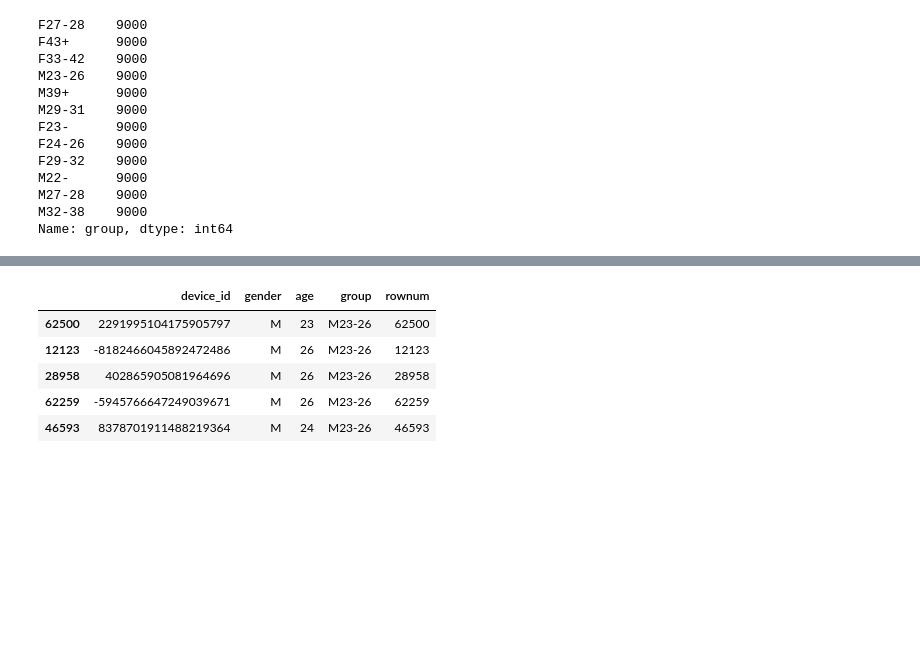
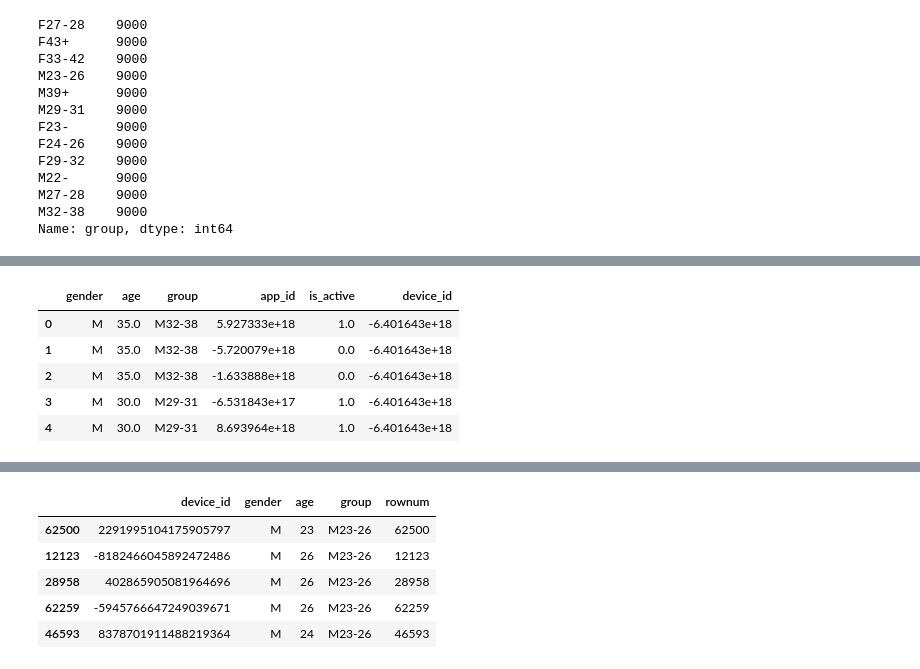
Before and after one commit to lamkg/Thinkful-Final-Capstone, a Jupyter notebook: Final Capstone.ipynb, the cells around one changed output, grey strips where cells are left out. Saved outputs shown, nothing was run; the diff lists cells and outputs as text; code cells hidden in the pictures; blank space fills up the shorter version.

```diff
--- a/Final Capstone.ipynb
+++ b/Final Capstone.ipynb
@@ -281,0 +290,4 @@ device_apps.head()
+# %%
+ga_train_mod = ga_train.drop(['device_id'], axis=1)
+# %%
+ga_apps = pd.concat([ga_train_mod, device_apps], axis=1)
@@ -281,0 +300,9 @@ device_apps.head()
+# %%
+ga_apps.head()
+# %% [output]
+|  | gender | age | group | app_id | is_active | device_id |
+| 0 | M | 35.0 | M32-38 | 5.927333e+18 | 1.0 | -6.401643e+18 |
+| 1 | M | 35.0 | M32-38 | -5.720079e+18 | 0.0 | -6.401643e+18 |
+| 2 | M | 35.0 | M32-38 | -1.633888e+18 | 0.0 | -6.401643e+18 |
+| 3 | M | 30.0 | M29-31 | -6.531843e+17 | 1.0 | -6.401643e+18 |
+| 4 | M | 30.0 | M29-31 | 8.693964e+18 | 1.0 | -6.401643e+18 |
```
Also changed, not shown: parts of 13 cells of this notebook.
